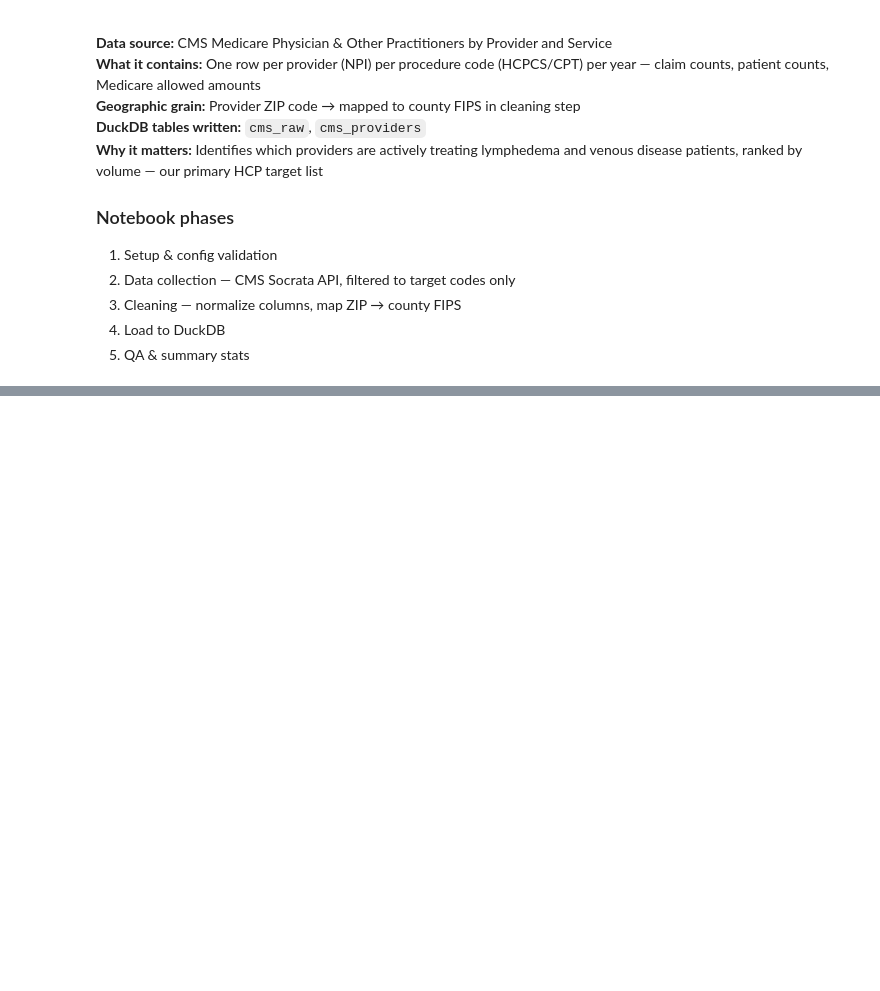
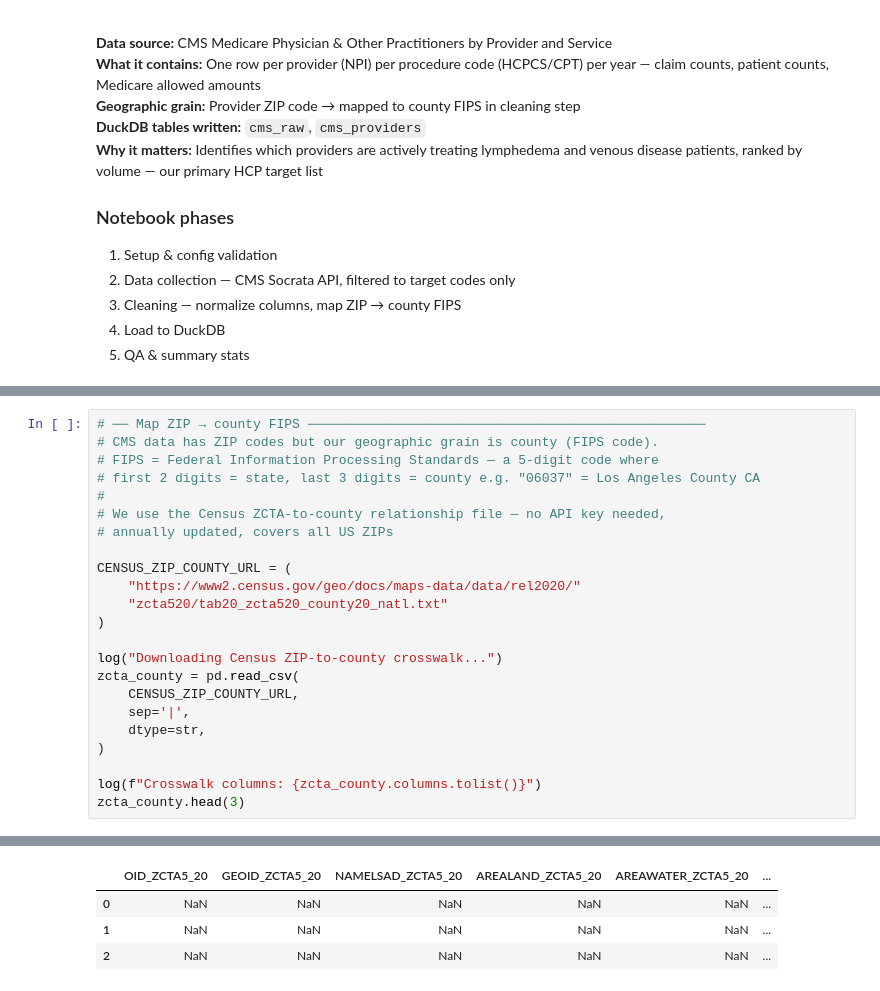
Before and after one commit to deadskiii/findingclaims, a Jupyter notebook: notebooks/01_cms_medicare.ipynb, the cells around one changed output, grey strips where cells are left out. Drawn from its saved outputs; the diff is of its cells as text; blank space fills up the shorter version.

```diff
--- a/notebooks/01_cms_medicare.ipynb
+++ b/notebooks/01_cms_medicare.ipynb
@@ -22,0 +359,24 @@ ImportError: Error importing numpy: you should not try to import numpy from
+# %%
+# ── Map ZIP → county FIPS ───────────────────────────────────────────────────
+# CMS data has ZIP codes but our geographic grain is county (FIPS code).
+# FIPS = Federal Information Processing Standards — a 5-digit code where
+# first 2 digits = state, last 3 digits = county e.g. "06037" = Los Angeles County CA
+#
+# We use the Census ZCTA-to-county relationship file — no API key needed,
+# annually updated, covers all US ZIPs
+
+CENSUS_ZIP_COUNTY_URL = (
+    "https://www2.census.gov/geo/docs/maps-data/data/rel2020/"
+    "zcta520/tab20_zcta520_county20_natl.txt"
+)
+
+log("Downloading Census ZIP-to-county crosswalk...")
+zcta_county = pd.read_csv(
+    CENSUS_ZIP_COUNTY_URL,
+    sep='|',
+    dtype=str,
+)
+
+log(f"Crosswalk columns: {zcta_county.columns.tolist()}")
+zcta_county.head(3)
+# %% [output]
@@ -22,0 +385,4 @@ ImportError: Error importing numpy: you should not try to import numpy from
+|  | OID_ZCTA5_20 | GEOID_ZCTA5_20 | NAMELSAD_ZCTA5_20 | AREALAND_ZCTA5_20 | AREAWATER_ZCTA5_20 | ... |
+| 0 | NaN | NaN | NaN | NaN | NaN | ... |
+| 1 | NaN | NaN | NaN | NaN | NaN | ... |
+| 2 | NaN | NaN | NaN | NaN | NaN | ... |
```
Also changed, not shown: parts of 20 cells of this notebook, 3 other files.
